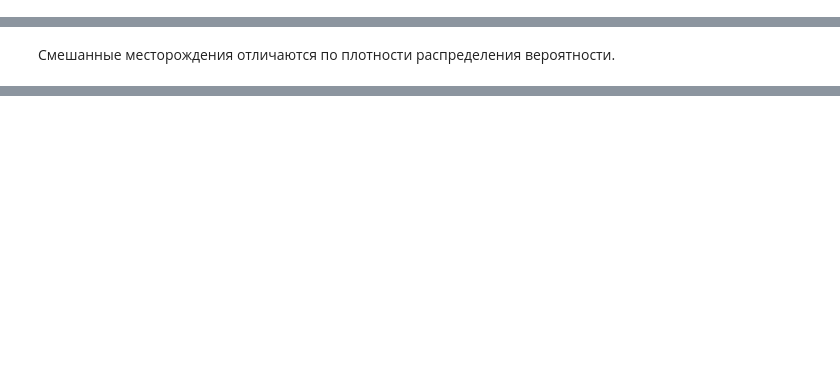
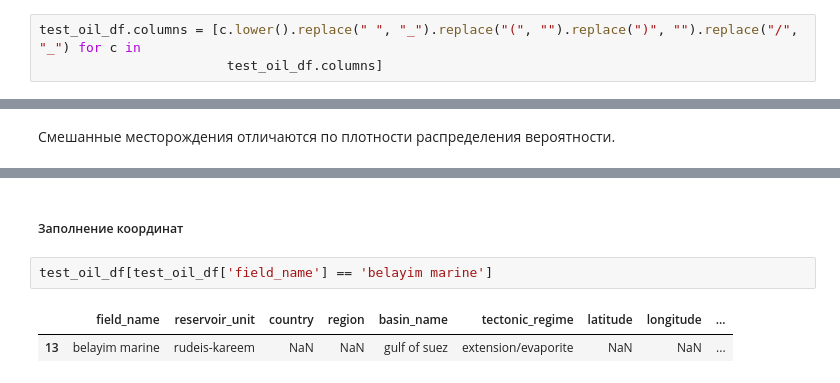
Before and after one commit to AlekseiAgarkov/classification-of-oil-and-gas, a Jupyter notebook: notebooks/eda.ipynb, the cells around one changed output, grey strips where cells are left out. Saved outputs shown, nothing was run; the diff lists cells and outputs as text; blank space fills up the shorter version.

```diff
--- a/notebooks/eda.ipynb
+++ b/notebooks/eda.ipynb
@@ -42,6 +42,9 @@ Index(['field_name', 'reservoir_unit', 'country', 'region', 'basin_name',
        'thickness_gross_average_ft', 'thickness_net_pay_average_ft',
        'porosity', 'permeability'],
       dtype='str')
+# %%
+test_oil_df.columns = [c.lower().replace(" ", "_").replace("(", "").replace(")", "").replace("/", "_") for c in
+                        test_oil_df.columns]
 # %%
 train_str_cols = train_oil_df.select_dtypes(include='str').columns
 test_str_cols = test_oil_df.select_dtypes(include='str').columns
@@ -969,0 +883,7 @@ plt.tight_layout()
+# %% [markdown]
+##### Заполнение координат
+# %%
+test_oil_df[test_oil_df['field_name'] == 'belayim marine']
+# %% [output]
+|  | field_name | reservoir_unit | country | region | basin_name | tectonic_regime | latitude | longitude | ... |
+| 13 | belayim marine | rudeis-kareem | NaN | NaN | gulf of suez | extension/evaporite | NaN | NaN | ... |
```
Also changed, not shown: parts of 58 cells of this notebook.
